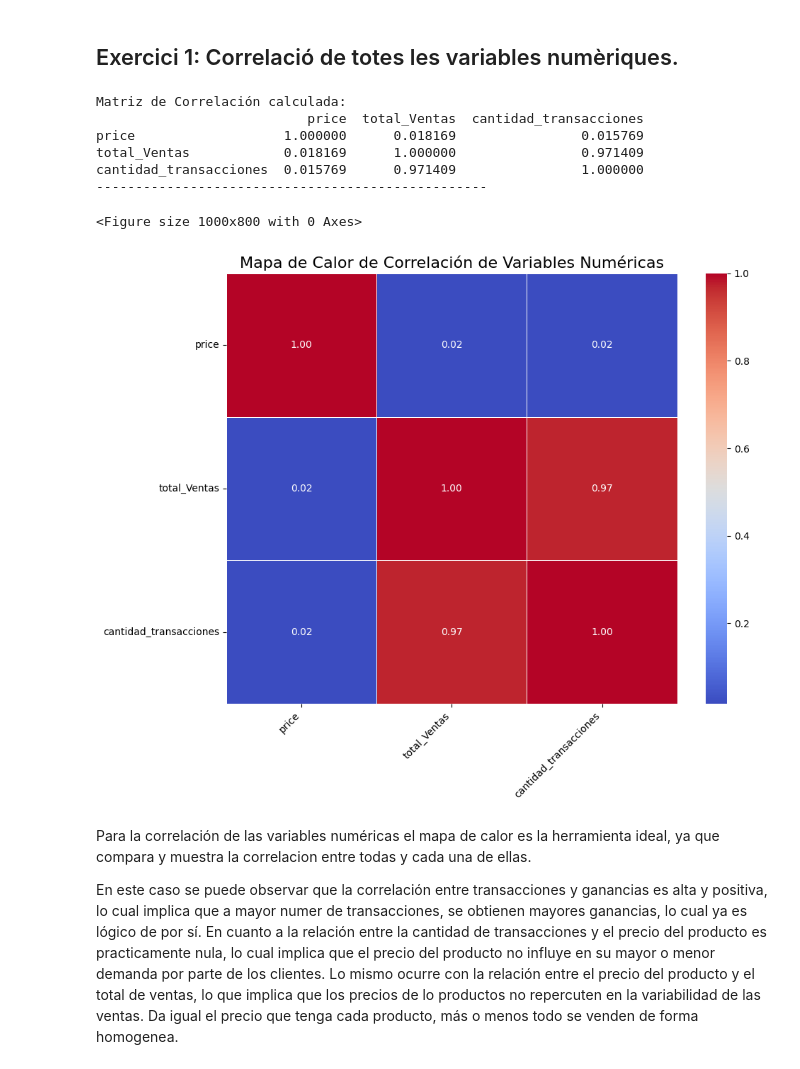
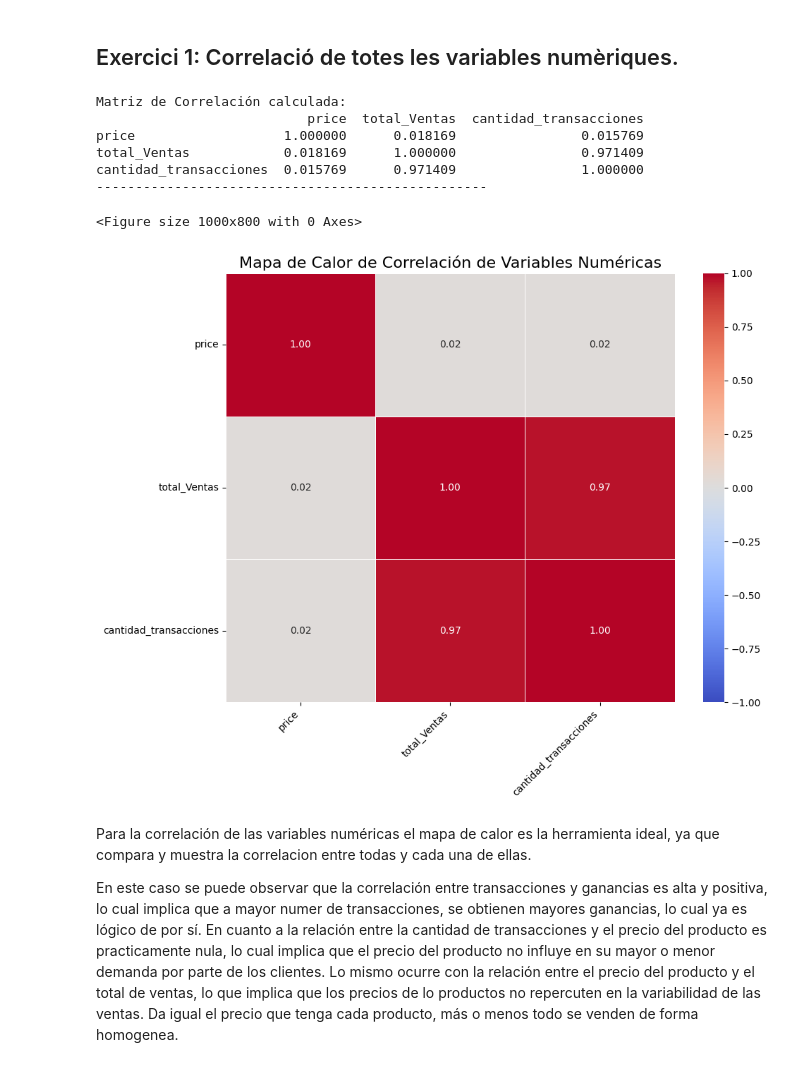
Before and after one commit to Irenenievesmiranda/Bootcamp-Data-Analytics, a Jupyter notebook: Sprint 8/Sprint 8.ipynb, the cells around one changed output. Drawn from its saved outputs; the diff is of its cells as text; code cells hidden in the pictures.

```diff
--- a/Sprint 8/Sprint 8.ipynb
+++ b/Sprint 8/Sprint 8.ipynb
@@ -176,28 +203,3 @@ Un gráfico de barras para mostrar el volumen de ventas por país.
 También se puede observar qué pais aporta mayores ingresos, comparando entre ellos. Si comparamos esta gráfica con la anterior, tiene bastante sentido, ya que el país con más transacciones es también el país que genera más ingresos.
 # %% [markdown]
 ## Ejercicio 5: Dos variables categóricas.
-# %%
-df_transacciones_pais = pd.merge(df_transactions, df_users,             # Primero hago el JOIN/merge para unir la variable country al df_transactions
-                     left_on='user_id', right_on='id',
-                     how='inner')
-
-ventas_totales_pais = df_transacciones_pais.groupby('country')['amount'].sum().sort_values(ascending = False)      # Agrupo por pais y ordeno
-
-
-df_transactions_fallidas = df_transacciones_pais[df_transacciones_pais['declined'] == 1]            # Creo un dataframe filtrado a las transacciones fallidas
-
-# Agrupo por pais, relleno con 0 donde no hay valores y ordeno
-ventas_fallidas_pais = df_transactions_fallidas.groupby('country')['amount'].sum().sort_values(ascending = False)
-ventas_fallidas_pais_alineado = ventas_fallidas_pais.reindex(ventas_totales_pais.index).fillna(0)
-ventas_fallidas_pais_alineado = ventas_fallidas_pais_alineado.sort_values(ascending = False)
-
-
-plt.figure(figsize=(10,5))
-plt.bar(ventas_fallidas_pais_alineado.index, ventas_fallidas_pais_alineado.values, color='coral', label= 'Ventas Fallidas')
-plt.bar(ventas_totales_pais.index, ventas_totales_pais.values, bottom = ventas_fallidas_pais_alineado.values, color= 'steelblue', label = 'Ventas Reales')
-plt.title('Volumen de Ganancias y Pérdidas Potenciales por País', fontsize=14, fontweight = 'bold', y = 1.02)
-plt.ylabel('Volumen Total de Ventas ($)', fontsize=10)
-plt.xticks(rotation=45, ha='right')
-plt.legend()
-plt.grid(axis='y', linestyle='--', alpha=0.7)
-plt.show()
@@ -304,33 +341,34 @@ No se observa una relación clara entre cantidad de productos vendidos y precio
 # %%
 df_correlacion = df_pairplot.copy().drop(columns=['country', 'product_name'])
 
 matriz_correlacion = df_correlacion.corr()
 
 print("Matriz de Correlación calculada:")
 print(matriz_correlacion)
 print("-" * 50)
 
 plt.figure(figsize=(10,8))
 plt.figure(figsize=(10,8))
 sns.heatmap(matriz_correlacion,
             annot = True,      # Para mostrar los valores de correlación en las celdas
             cmap = 'coolwarm',
+            vmin=-1, vmax=1,
             fmt = '.2f', # Para el formato de numeros a solo 2 decimales
             linewidths = 0.5)
 plt.title('Mapa de Calor de Correlación de Variables Numéricas', fontsize = 16)
 plt.xticks(rotation = 45, ha = 'right')
 plt.yticks(rotation=0)
 plt.tight_layout()
 plt.show()
 # %% [output]
 Matriz de Correlación calculada:
                            price  total_Ventas  cantidad_transacciones
 price                   1.000000      0.018169                0.015769
 total_Ventas            0.018169      1.000000                0.971409
 cantidad_transacciones  0.015769      0.971409                1.000000
 --------------------------------------------------
 <Figure size 1000x800 with 0 Axes>
-[figure, old version]
+[figure, new version]
 # %% [markdown]
 Para la correlación de las variables numéricas el mapa de calor es la herramienta ideal, ya que compara y muestra la correlacion entre todas y cada una de ellas.
 
```
Also changed, not shown: parts of 10 cells of this notebook, 1 other file.
